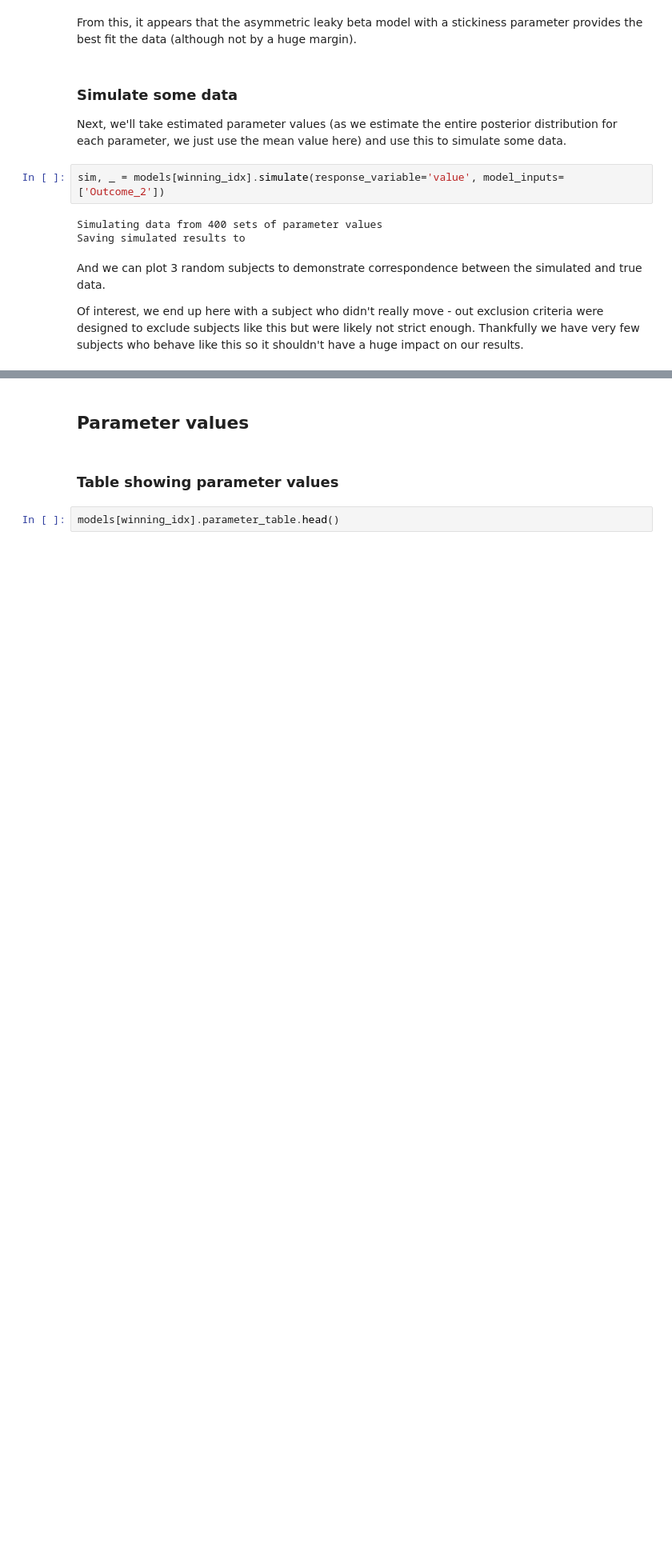
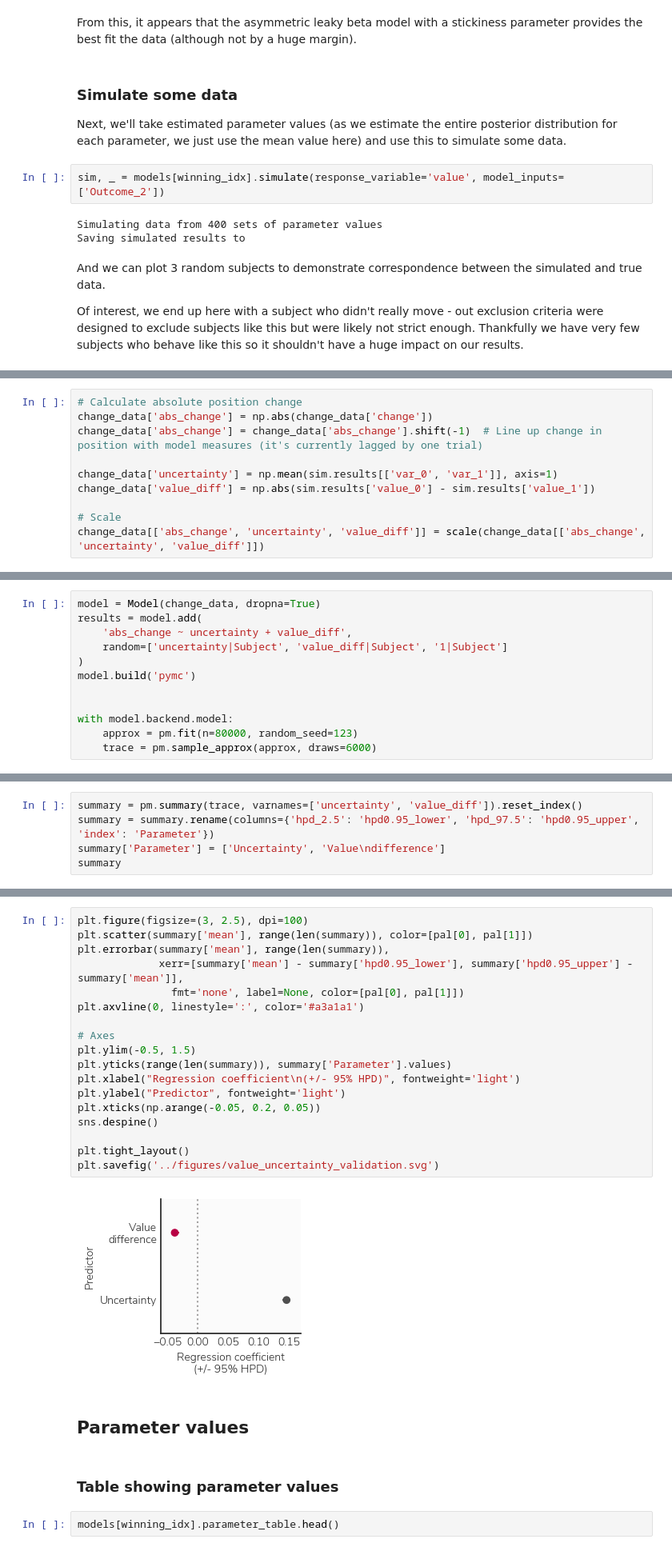
Before and after one commit to tobywise/online-aversive-learning, a Jupyter notebook: notebooks/model_fitting.ipynb, the cells around one changed output, grey strips where cells are left out. Shown at 80% size. Saved outputs shown, nothing was run; the diff lists cells and outputs as text; blank space fills up the shorter version.

```diff
--- a/notebooks/model_fitting.ipynb
+++ b/notebooks/model_fitting.ipynb
@@ -463,0 +500,10 @@ plt.savefig('../figures/ALB_sticky_simulated.svg', facecolor='#fbfbfb')
+# %%
+# Calculate absolute position change
+change_data['abs_change'] = np.abs(change_data['change'])
+change_data['abs_change'] = change_data['abs_change'].shift(-1)  # Line up change in position with model measures (it's currently lagged by one trial)
+
+change_data['uncertainty'] = np.mean(sim.results[['var_0', 'var_1']], axis=1)
+change_data['value_diff'] = np.abs(sim.results['value_0'] - sim.results['value_1'])
+
+# Scale
+change_data[['abs_change', 'uncertainty', 'value_diff']] = scale(change_data[['abs_change', 'uncertainty', 'value_diff']])
@@ -463,0 +523,12 @@ plt.savefig('../figures/ALB_sticky_simulated.svg', facecolor='#fbfbfb')
+# %%
+model = Model(change_data, dropna=True)
+results = model.add(
+    'abs_change ~ uncertainty + value_diff',
+    random=['uncertainty|Subject', 'value_diff|Subject', '1|Subject']
+)
+model.build('pymc')
+
+
+with model.backend.model:
+    approx = pm.fit(n=80000, random_seed=123)
+    trace = pm.sample_approx(approx, draws=6000)
@@ -463,0 +541,5 @@ plt.savefig('../figures/ALB_sticky_simulated.svg', facecolor='#fbfbfb')
+# %%
+summary = pm.summary(trace, varnames=['uncertainty', 'value_diff']).reset_index()
+summary = summary.rename(columns={'hpd_2.5': 'hpd0.95_lower', 'hpd_97.5': 'hpd0.95_upper', 'index': 'Parameter'})
+summary['Parameter'] = ['Uncertainty', 'Value\ndifference']
+summary
@@ -464,3 +552,23 @@ plt.savefig('../figures/ALB_sticky_simulated.svg', facecolor='#fbfbfb')
+# %%
+plt.figure(figsize=(3, 2.5), dpi=100)
+plt.scatter(summary['mean'], range(len(summary)), color=[pal[0], pal[1]])
+plt.errorbar(summary['mean'], range(len(summary)),
+             xerr=[summary['mean'] - summary['hpd0.95_lower'], summary['hpd0.95_upper'] - summary['mean']],
+               fmt='none', label=None, color=[pal[0], pal[1]])
+plt.axvline(0, linestyle=':', color='#a3a1a1')
+
+# Axes
+plt.ylim(-0.5, 1.5)
+plt.yticks(range(len(summary)), summary['Parameter'].values)
+plt.xlabel("Regression coefficient\n(+/- 95% HPD)", fontweight='light')
+plt.ylabel("Predictor", fontweight='light')
+plt.xticks(np.arange(-0.05, 0.2, 0.05))
+sns.despine()
+
+plt.tight_layout()
+plt.savefig('../figures/value_uncertainty_validation.svg')
+# %% [output]
+[figure, added]
 # %% [markdown]
 ## Parameter values
 # %% [markdown]
```
Also changed, not shown: parts of 17 cells of this notebook, 2 other files.
